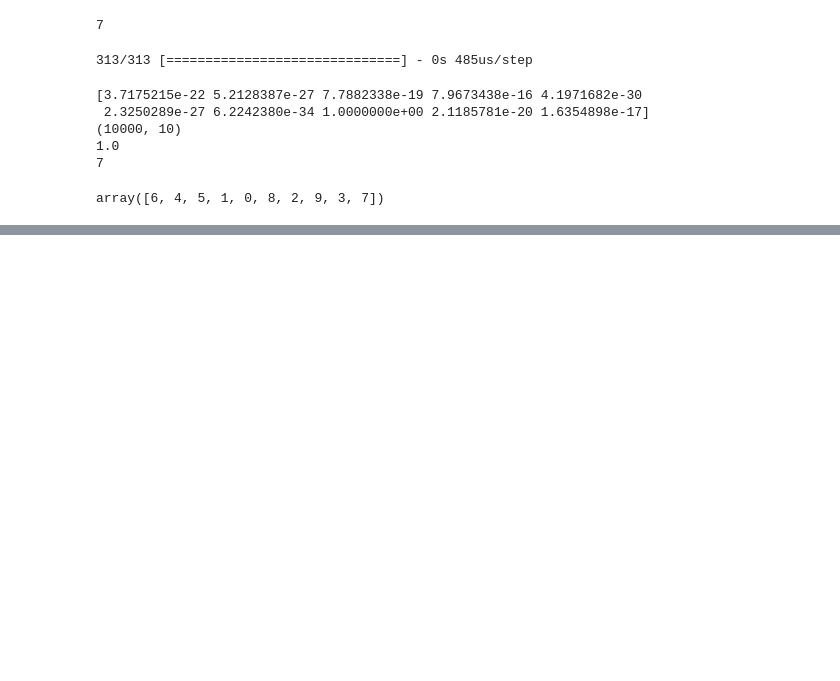
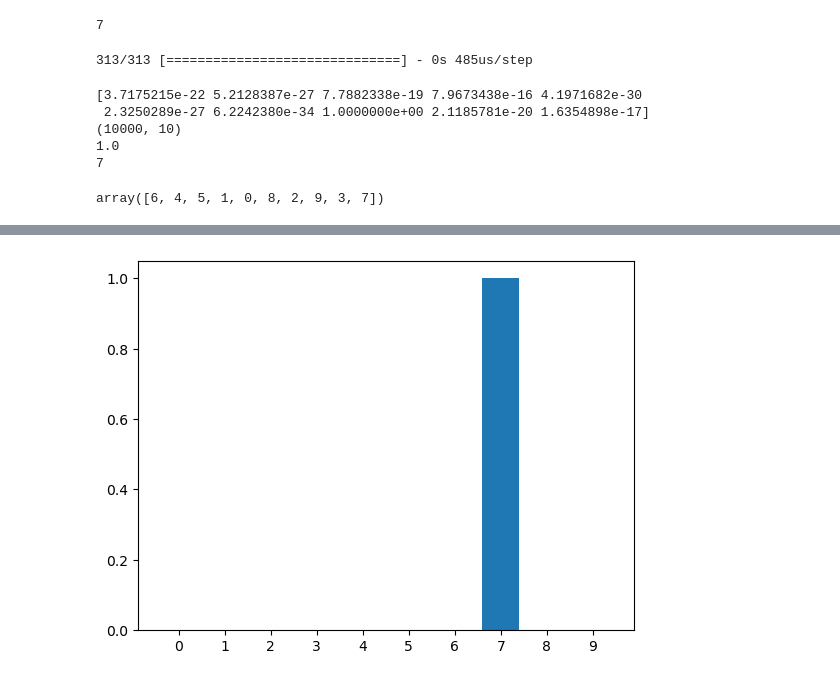
Before and after one commit to tadume/hw_recognition_model, a Jupyter notebook: simple_model/simple_model.ipynb, the cells around one changed output, grey strips where cells are left out. Saved outputs shown, nothing was run; the diff lists cells and outputs as text; code cells hidden in the pictures; blank space fills up the shorter version.

```diff
--- a/simple_model/simple_model.ipynb
+++ b/simple_model/simple_model.ipynb
@@ -250,0 +258,6 @@ array([6, 4, 5, 1, 0, 8, 2, 9, 3, 7])
+# %%
+plt.bar(range(10), predictions[0])
+plt.xticks(range(10))
+plt.show()
+# %% [output]
+[figure, added]
```
Also changed, not shown: parts of 5 cells of this notebook.
